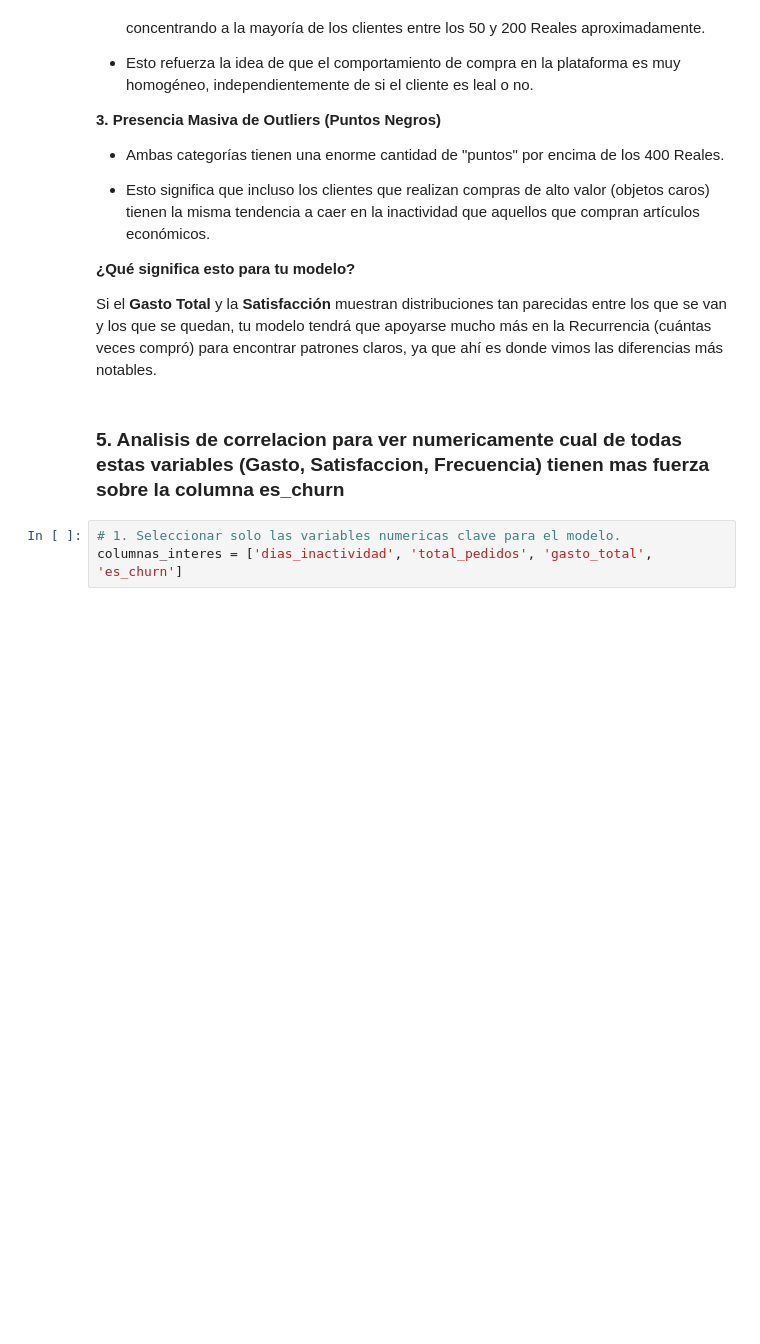
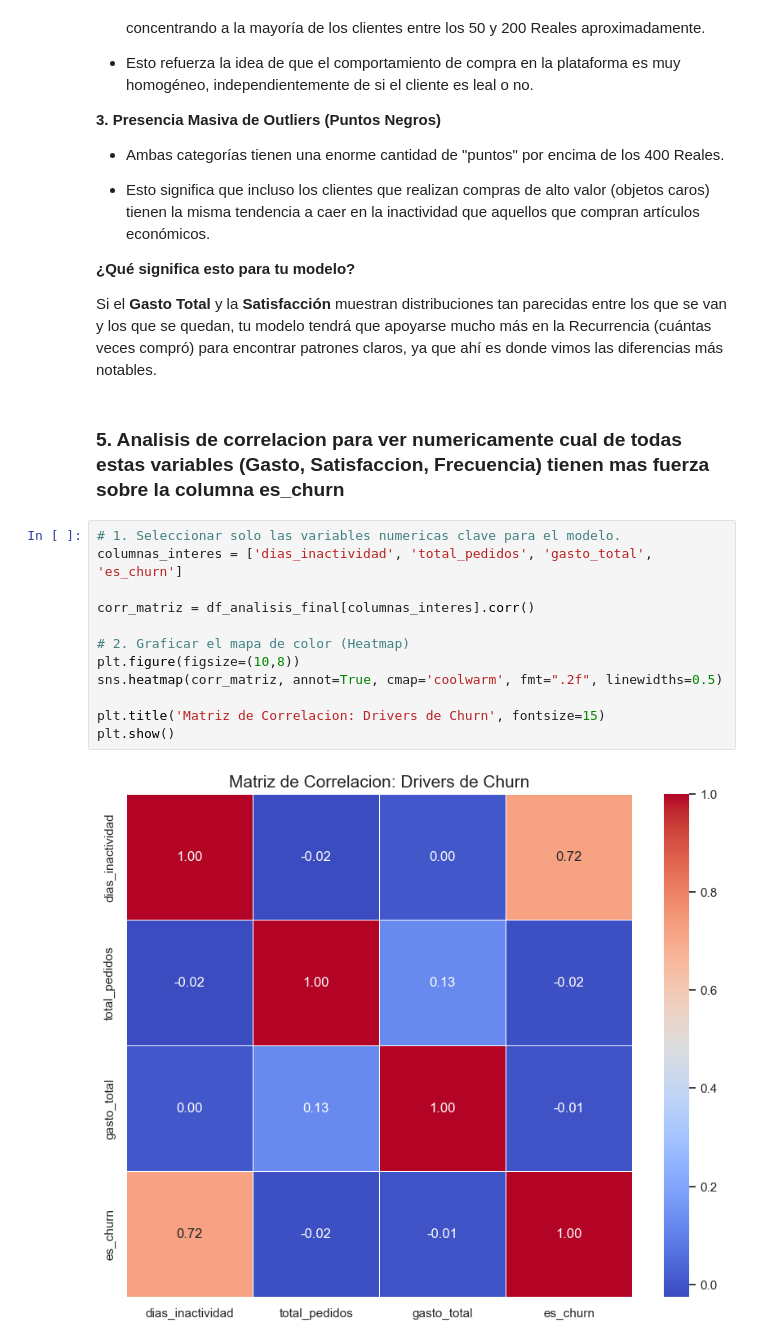
Before and after one commit to wilhayla/THE_HATCH_DATA_SCIENCE_OLIST_CHALLENGE, a Jupyter notebook: notbooks/02_feature_engineering.ipynb, the cells around one changed output. Drawn from its saved outputs; the diff is of its cells as text; blank space fills up the shorter version.

Commit message:
Creacion de correlacion - Analisis de Churn por tasa de categoria de productos

```diff
--- a/notbooks/02_feature_engineering.ipynb
+++ b/notbooks/02_feature_engineering.ipynb
@@ -509,3 +509,14 @@ Si el **Gasto Total** y la **Satisfacción** muestran distribuciones tan parecid
 # %%
 # 1. Seleccionar solo las variables numericas clave para el modelo.
 columnas_interes = ['dias_inactividad', 'total_pedidos', 'gasto_total', 'es_churn']
+
+corr_matriz = df_analisis_final[columnas_interes].corr()
+
+# 2. Graficar el mapa de color (Heatmap)
+plt.figure(figsize=(10,8))
+sns.heatmap(corr_matriz, annot=True, cmap='coolwarm', fmt=".2f", linewidths=0.5)
+
+plt.title('Matriz de Correlacion: Drivers de Churn', fontsize=15)
+plt.show()
+# %% [output]
+[figure, added]
```
Also changed, not shown: parts of 6 cells of this notebook.
